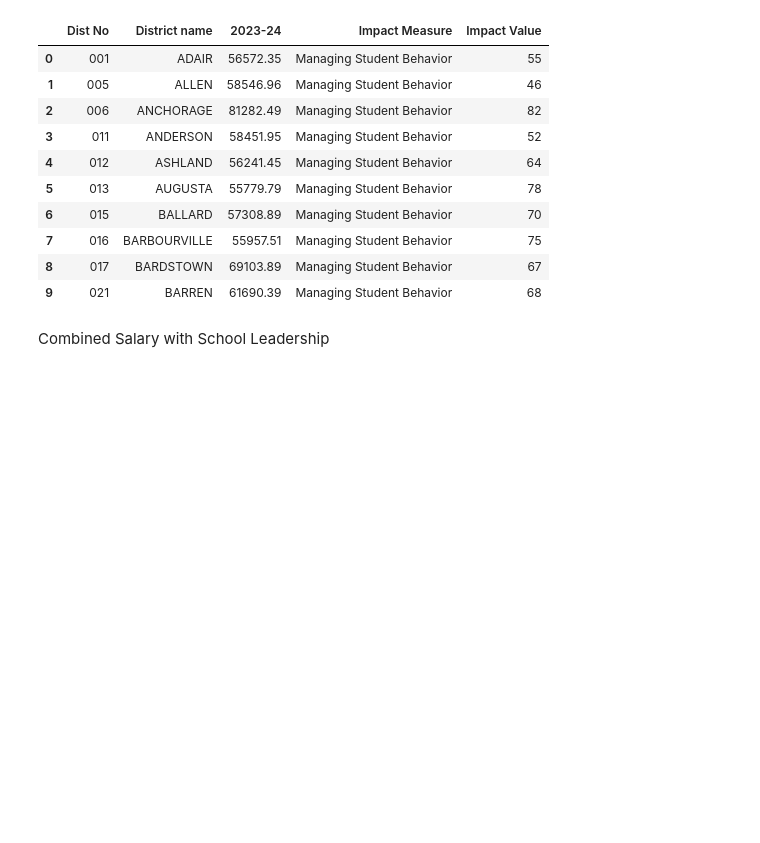
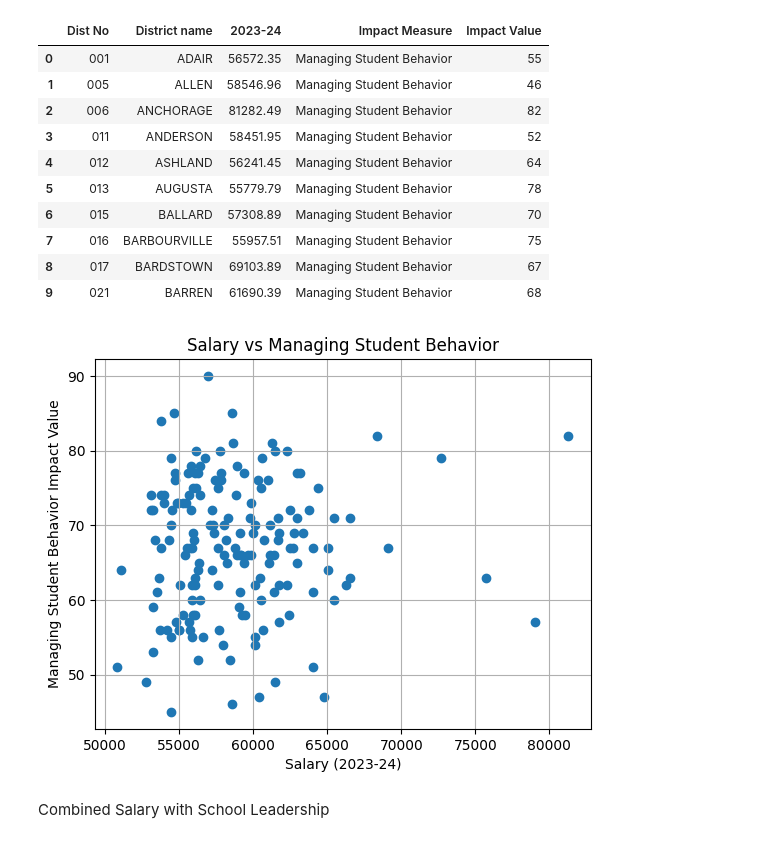
Before and after one commit to LucyHCollins/Teacher_Turnover, a Jupyter notebook: Teacher_Turnover.ipynb, the cells around one changed output. Cells and saved outputs as stored; diff of their text form; code cells hidden in the pictures; blank space fills up the shorter version.

```diff
--- a/Teacher_Turnover.ipynb
+++ b/Teacher_Turnover.ipynb
@@ -282,6 +305,15 @@ result_behavior.head(10)
 | 9 | 021 | BARREN | 61690.39 | Managing Student Behavior | 68 |
 # %%
 result_behavior.to_csv("combined_salary_behavior.csv", index=False)
+# %%
+plt.scatter(result_behavior['2023-24'], result_behavior['Impact Value'])
+plt.title('Salary vs Managing Student Behavior')
+plt.xlabel('Salary (2023-24)')
+plt.ylabel('Managing Student Behavior Impact Value')
+plt.grid(True)
+plt.show()
+# %% [output]
+[figure, added]
 # %% [markdown]
 Combined Salary with School Leadership
 # %%
```
Also changed, not shown: parts of 4 cells of this notebook, 1 other file.
